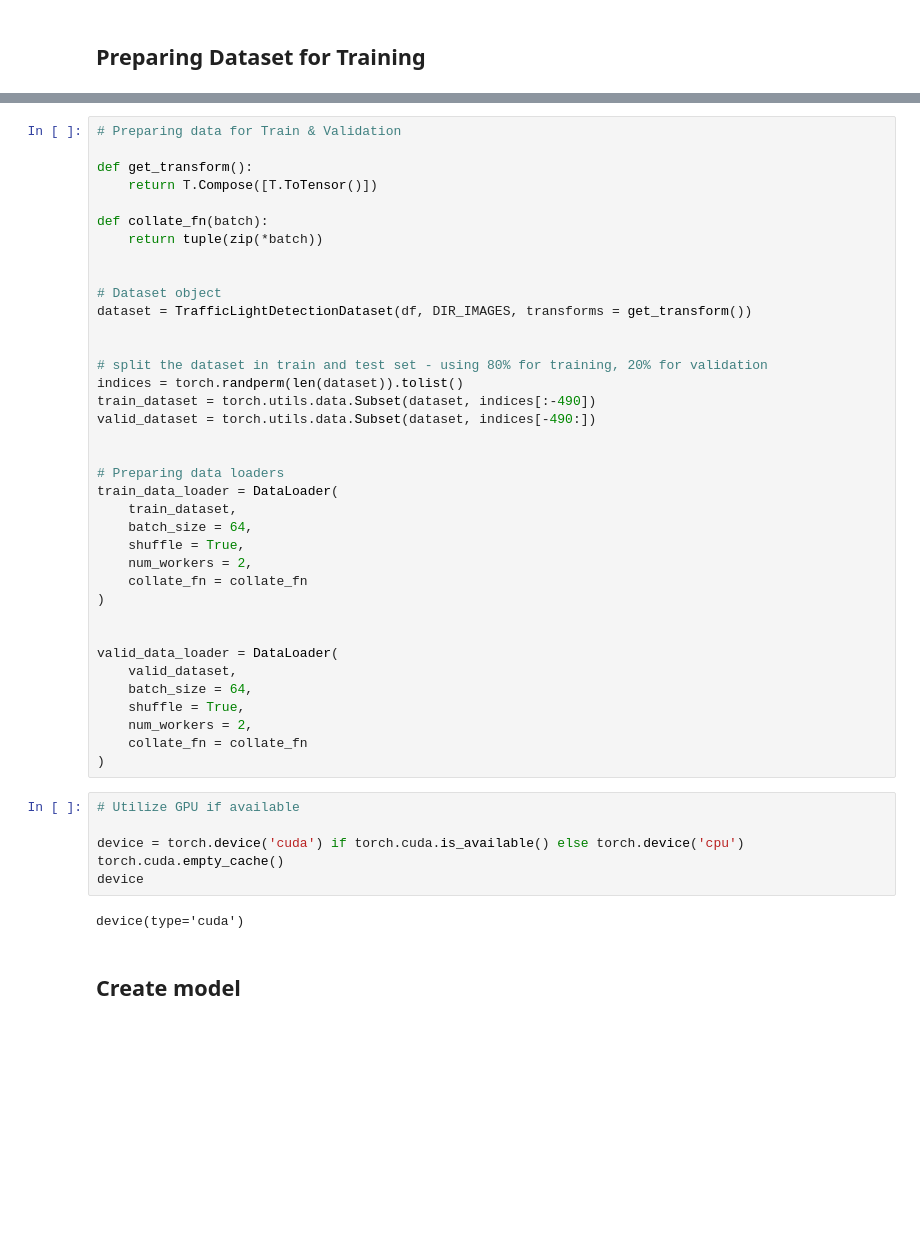
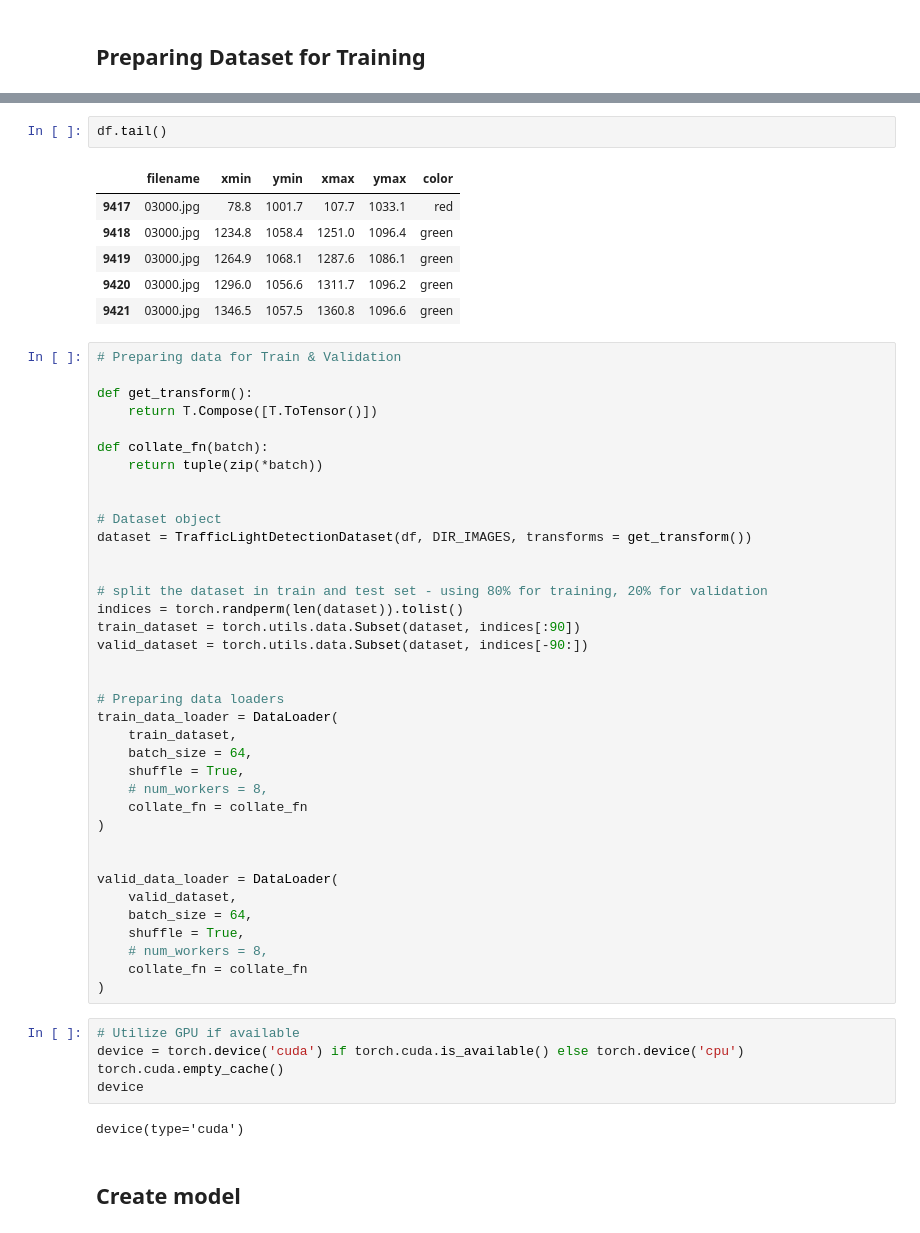
Before and after one commit to CHDers/traffic-lights-detection-with-faster-r-cnn, a Jupyter notebook: src/traffic-lights-detection-with-faster-r-cnn.ipynb, the cells around one changed output, grey strips where cells are left out. Cells and saved outputs as stored; diff of their text form; blank space fills up the shorter version.

```diff
--- a/src/traffic-lights-detection-with-faster-r-cnn.ipynb
+++ b/src/traffic-lights-detection-with-faster-r-cnn.ipynb
@@ -287,4 +281,13 @@ class TrafficLightDetectionDataset(Dataset):
             return image, image_name
+# %%
+df.tail()
+# %% [output]
+|  | filename | xmin | ymin | xmax | ymax | color |
+| 9417 | 03000.jpg | 78.8 | 1001.7 | 107.7 | 1033.1 | red |
+| 9418 | 03000.jpg | 1234.8 | 1058.4 | 1251.0 | 1096.4 | green |
+| 9419 | 03000.jpg | 1264.9 | 1068.1 | 1287.6 | 1086.1 | green |
+| 9420 | 03000.jpg | 1296.0 | 1056.6 | 1311.7 | 1096.2 | green |
+| 9421 | 03000.jpg | 1346.5 | 1057.5 | 1360.8 | 1096.6 | green |
 # %%
 # Preparing data for Train & Validation
 
@@ -301,8 +304,8 @@ dataset = TrafficLightDetectionDataset(df, DIR_IMAGES, transforms = get_transfor
 
 # split the dataset in train and test set - using 80% for training, 20% for validation
 indices = torch.randperm(len(dataset)).tolist()
-train_dataset = torch.utils.data.Subset(dataset, indices[:-490])
-valid_dataset = torch.utils.data.Subset(dataset, indices[-490:])
+train_dataset = torch.utils.data.Subset(dataset, indices[:90])
+valid_dataset = torch.utils.data.Subset(dataset, indices[-90:])
 
 
 # Preparing data loaders
@@ -310,7 +313,7 @@ train_data_loader = DataLoader(
     train_dataset,
     batch_size = 64,
     shuffle = True,
-    num_workers = 2,
+    # num_workers = 8,
     collate_fn = collate_fn
 )
 
@@ -319,12 +322,11 @@ valid_data_loader = DataLoader(
     valid_dataset,
     batch_size = 64,
     shuffle = True,
-    num_workers = 2,
+    # num_workers = 8,
     collate_fn = collate_fn
 )
 # %%
 # Utilize GPU if available
-
 device = torch.device('cuda') if torch.cuda.is_available() else torch.device('cpu')
 torch.cuda.empty_cache()
 device
```
Also changed, not shown: parts of 18 cells of this notebook, 1 other file.
